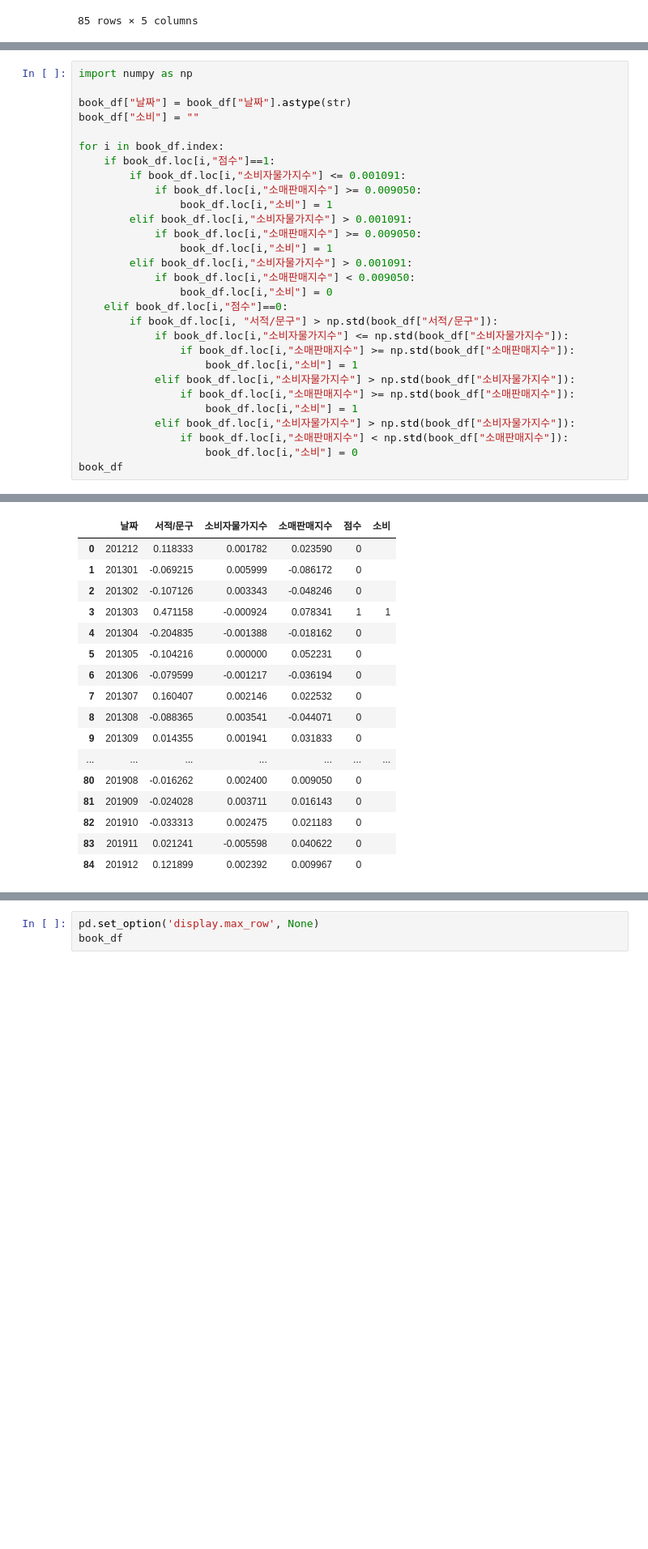
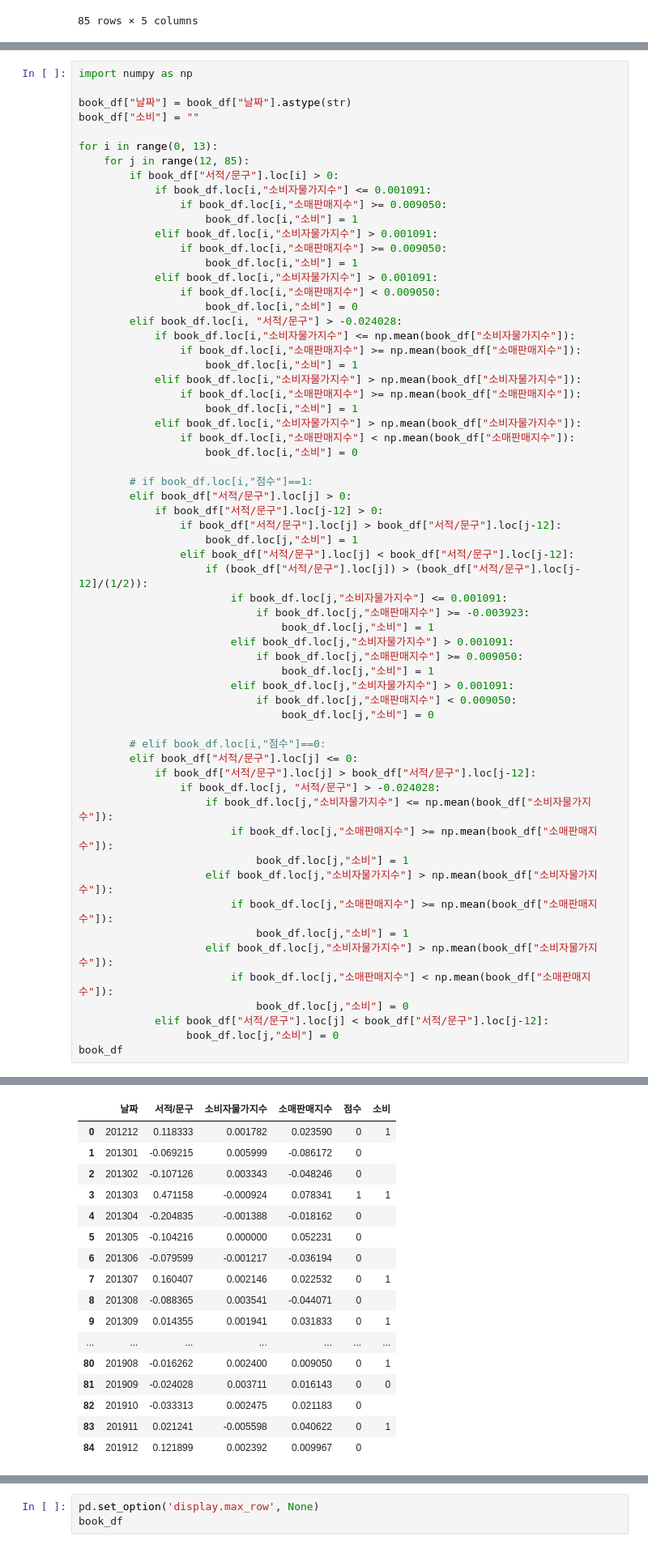
Before and after one commit to jkim0313/project1_dajopay, a Jupyter notebook: classification.ipynb, the cells around one changed output, grey strips where cells are left out. Shown: that part at 81% size. Saved outputs shown, nothing was run; the diff lists cells and outputs as text; blank space fills up the shorter version.

```diff
--- a/classification.ipynb
+++ b/classification.ipynb
@@ -168,57 +192,90 @@ np.std(book_df["소비자물가지수"])
 # %%
 import numpy as np
 
 book_df["날짜"] = book_df["날짜"].astype(str)
 book_df["소비"] = ""
 
-for i in book_df.index:
-    if book_df.loc[i,"점수"]==1:
-        if book_df.loc[i,"소비자물가지수"] <= 0.001091:
-            if book_df.loc[i,"소매판매지수"] >= 0.009050:
-                book_df.loc[i,"소비"] = 1
-        elif book_df.loc[i,"소비자물가지수"] > 0.001091:
-            if book_df.loc[i,"소매판매지수"] >= 0.009050:
-                book_df.loc[i,"소비"] = 1
-        elif book_df.loc[i,"소비자물가지수"] > 0.001091:
-            if book_df.loc[i,"소매판매지수"] < 0.009050:
-                book_df.loc[i,"소비"] = 0
-    elif book_df.loc[i,"점수"]==0:
-        if book_df.loc[i, "서적/문구"] > np.std(book_df["서적/문구"]):
-            if book_df.loc[i,"소비자물가지수"] <= np.std(book_df["소비자물가지수"]):
-                if book_df.loc[i,"소매판매지수"] >= np.std(book_df["소매판매지수"]):
+for i in range(0, 13):
+    for j in range(12, 85):
+        if book_df["서적/문구"].loc[i] > 0:
+            if book_df.loc[i,"소비자물가지수"] <= 0.001091:
+                if book_df.loc[i,"소매판매지수"] >= 0.009050:
                     book_df.loc[i,"소비"] = 1
-            elif book_df.loc[i,"소비자물가지수"] > np.std(book_df["소비자물가지수"]):
-                if book_df.loc[i,"소매판매지수"] >= np.std(book_df["소매판매지수"]):
+            elif book_df.loc[i,"소비자물가지수"] > 0.001091:
+                if book_df.loc[i,"소매판매지수"] >= 0.009050:
                     book_df.loc[i,"소비"] = 1
-            elif book_df.loc[i,"소비자물가지수"] > np.std(book_df["소비자물가지수"]):
-                if book_df.loc[i,"소매판매지수"] < np.std(book_df["소매판매지수"]):
+            elif book_df.loc[i,"소비자물가지수"] > 0.001091:
+                if book_df.loc[i,"소매판매지수"] < 0.009050:
                     book_df.loc[i,"소비"] = 0
+        elif book_df.loc[i, "서적/문구"] > -0.024028:
+            if book_df.loc[i,"소비자물가지수"] <= np.mean(book_df["소비자물가지수"]):
+                if book_df.loc[i,"소매판매지수"] >= np.mean(book_df["소매판매지수"]):
+                    book_df.loc[i,"소비"] = 1
+            elif book_df.loc[i,"소비자물가지수"] > np.mean(book_df["소비자물가지수"]):
+                if book_df.loc[i,"소매판매지수"] >= np.mean(book_df["소매판매지수"]):
+                    book_df.loc[i,"소비"] = 1
+            elif book_df.loc[i,"소비자물가지수"] > np.mean(book_df["소비자물가지수"]):
+                if book_df.loc[i,"소매판매지수"] < np.mean(book_df["소매판매지수"]):
+                    book_df.loc[i,"소비"] = 0
+
+        # if book_df.loc[i,"점수"]==1:
+        elif book_df["서적/문구"].loc[j] > 0:
+            if book_df["서적/문구"].loc[j-12] > 0:
+                if book_df["서적/문구"].loc[j] > book_df["서적/문구"].loc[j-12]:
+                    book_df.loc[j,"소비"] = 1
+                elif book_df["서적/문구"].loc[j] < book_df["서적/문구"].loc[j-12]:
+                    if (book_df["서적/문구"].loc[j]) > (book_df["서적/문구"].loc[j-12]/(1/2)):
+                        if book_df.loc[j,"소비자물가지수"] <= 0.001091:
+                            if book_df.loc[j,"소매판매지수"] >= -0.003923:
+                                book_df.loc[j,"소비"] = 1
+                        elif book_df.loc[j,"소비자물가지수"] > 0.001091:
+                            if book_df.loc[j,"소매판매지수"] >= 0.009050:
+                                book_df.loc[j,"소비"] = 1
+                        elif book_df.loc[j,"소비자물가지수"] > 0.001091:
+                            if book_df.loc[j,"소매판매지수"] < 0.009050:
+                                book_df.loc[j,"소비"] = 0
+
+        # elif book_df.loc[i,"점수"]==0:
+        elif book_df["서적/문구"].loc[j] <= 0:
+            if book_df["서적/문구"].loc[j] > book_df["서적/문구"].loc[j-12]:
+                if book_df.loc[j, "서적/문구"] > -0.024028:
+                    if book_df.loc[j,"소비자물가지수"] <= np.mean(book_df["소비자물가지수"]):
+                        if book_df.loc[j,"소매판매지수"] >= np.mean(book_df["소매판매지수"]):
+                            book_df.loc[j,"소비"] = 1
+                    elif book_df.loc[j,"소비자물가지수"] > np.mean(book_df["소비자물가지수"]):
+                        if book_df.loc[j,"소매판매지수"] >= np.mean(book_df["소매판매지수"]):
+                            book_df.loc[j,"소비"] = 1
+                    elif book_df.loc[j,"소비자물가지수"] > np.mean(book_df["소비자물가지수"]):
+                        if book_df.loc[j,"소매판매지수"] < np.mean(book_df["소매판매지수"]):
+                            book_df.loc[j,"소비"] = 0
+            elif book_df["서적/문구"].loc[j] < book_df["서적/문구"].loc[j-12]:
+                 book_df.loc[j,"소비"] = 0
 book_df
 # %% [output]
 A value is trying to be set on a copy of a slice from a DataFrame.
 Try using .loc[row_indexer,col_indexer] = value instead
 
 See the caveats in the documentation: https://pandas.pydata.org/pandas-docs/stable/user_guide/indexing.html#returning-a-view-versus-a-copy
   book_df["날짜"] = book_df["날짜"].astype(str)
 A value is trying to be set on a copy of a slice from a DataFrame.
 Try using .loc[row_indexer,col_indexer] = value instead
 
 See the caveats in the documentation: https://pandas.pydata.org/pandas-docs/stable/user_guide/indexing.html#returning-a-view-versus-a-copy
   book_df["소비"] = ""
 |  | 날짜 | 서적/문구 | 소비자물가지수 | 소매판매지수 | 점수 | 소비 |
-| 0 | 201212 | 0.118333 | 0.001782 | 0.023590 | 0 |  |
+| 0 | 201212 | 0.118333 | 0.001782 | 0.023590 | 0 | 1 |
 | 1 | 201301 | -0.069215 | 0.005999 | -0.086172 | 0 |  |
 | 2 | 201302 | -0.107126 | 0.003343 | -0.048246 | 0 |  |
 | 3 | 201303 | 0.471158 | -0.000924 | 0.078341 | 1 | 1 |
 | 4 | 201304 | -0.204835 | -0.001388 | -0.018162 | 0 |  |
 | 5 | 201305 | -0.104216 | 0.000000 | 0.052231 | 0 |  |
 | 6 | 201306 | -0.079599 | -0.001217 | -0.036194 | 0 |  |
-| 7 | 201307 | 0.160407 | 0.002146 | 0.022532 | 0 |  |
+| 7 | 201307 | 0.160407 | 0.002146 | 0.022532 | 0 | 1 |
 | 8 | 201308 | -0.088365 | 0.003541 | -0.044071 | 0 |  |
-| 9 | 201309 | 0.014355 | 0.001941 | 0.031833 | 0 |  |
+| 9 | 201309 | 0.014355 | 0.001941 | 0.031833 | 0 | 1 |
 | ... | ... | ... | ... | ... | ... | ... |
-| 80 | 201908 | -0.016262 | 0.002400 | 0.009050 | 0 |  |
-| 81 | 201909 | -0.024028 | 0.003711 | 0.016143 | 0 |  |
+| 80 | 201908 | -0.016262 | 0.002400 | 0.009050 | 0 | 1 |
+| 81 | 201909 | -0.024028 | 0.003711 | 0.016143 | 0 | 0 |
 | 82 | 201910 | -0.033313 | 0.002475 | 0.021183 | 0 |  |
-| 83 | 201911 | 0.021241 | -0.005598 | 0.040622 | 0 |  |
+| 83 | 201911 | 0.021241 | -0.005598 | 0.040622 | 0 | 1 |
 | 84 | 201912 | 0.121899 | 0.002392 | 0.009967 | 0 |  |
```
Also changed, not shown: parts of 6 cells of this notebook.
